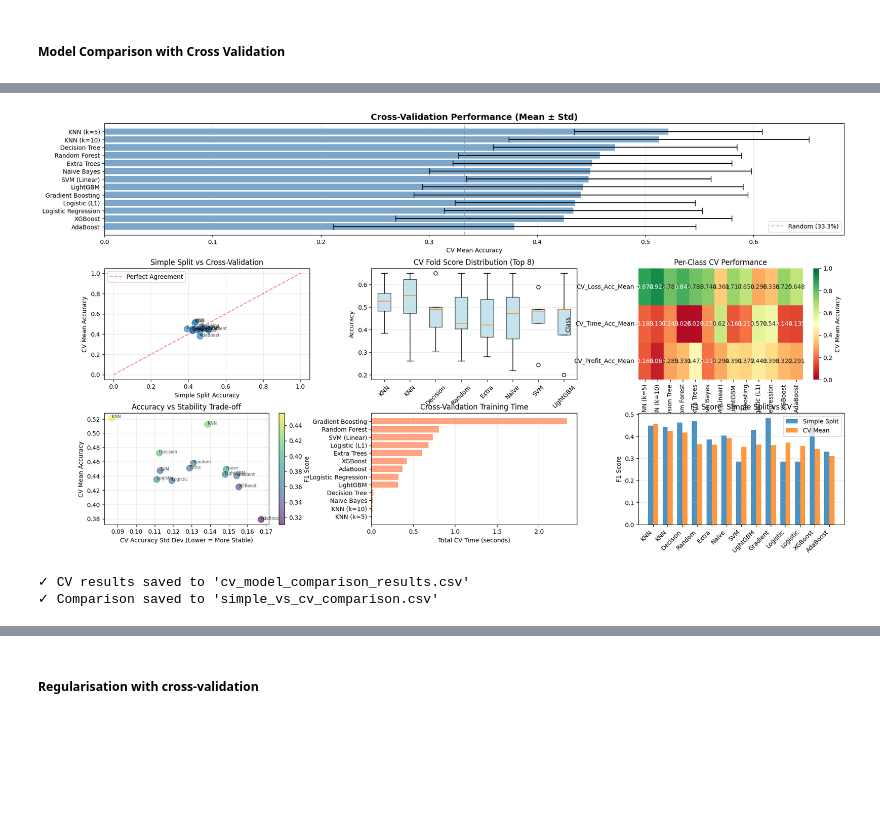
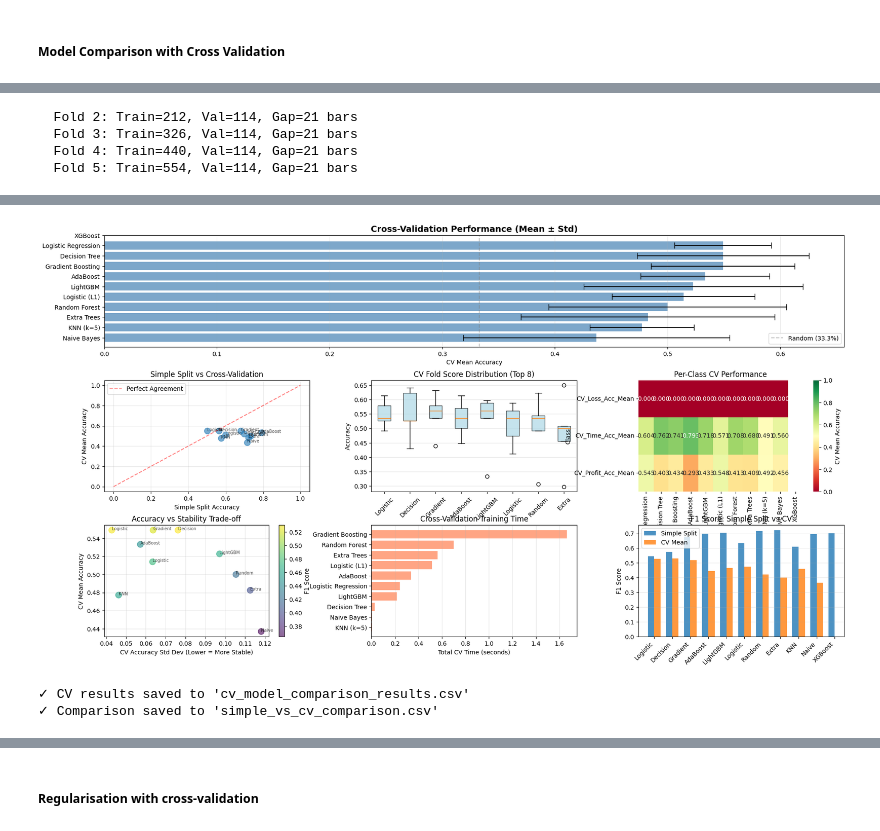
Before and after one commit to devinvegas/ML_intraday_momentum, a Jupyter notebook: notebooks/Pipeline.ipynb, the cells around one changed output, grey strips where cells are left out. Saved outputs shown, nothing was run; the diff lists cells and outputs as text; code cells hidden in the pictures; blank space fills up the shorter version.

```diff
--- a/notebooks/Pipeline.ipynb
+++ b/notebooks/Pipeline.ipynb
@@ -393,6 +393,7 @@ Dataset columns:
 # %%
 # df with labels to csv
-df.to_csv("triple_barrier_with_labels_lagged.csv", index=False)
+# df.to_csv("triple_barrier_with_labels_lagged.csv", index=False)
+df = pd.read_csv("triple_barrier_with_labels_lagged.csv")
 # %% [markdown]
 #### Sample dataset
 # %%
@@ -418,3 +420,5 @@ Final dataset length: 81703 rows
+# %%
+df_sample = df.copy()
 # %%
 # visulize label distribution
 df_sample['label'].value_counts().sort_index().plot(kind='bar')
@@ -577,15 +573,15 @@ models = {
 
     # Nearest Neighbors (test different k values but keep other defaults)
     'KNN (k=5)': KNeighborsClassifier(n_neighbors=5),
-    'KNN (k=10)': KNeighborsClassifier(n_neighbors=10),
+    # 'KNN (k=10)': KNeighborsClassifier(n_neighbors=10),
 
     # SVM
-    'SVM (Linear)': SVC(
-        kernel='linear',
-        probability=True,
-        random_state=42,
-        class_weight='balanced'
-    ),
+    # 'SVM (Linear)': SVC(
+    #     kernel='linear',
+    #     probability=True,
+    #     random_state=42,
+    #     class_weight='balanced'
+    # ),
 
     # Tree-based Models (defaults only)
     'Decision Tree': DecisionTreeClassifier(
@@ -804,6 +821,41 @@ results_df
 # %% [markdown]
 ##### Model Comparison with Cross Validation
 # %%
+# ============================================================================
+# EMBARGO FUNCTION FOR CROSS-VALIDATION
+# ============================================================================
+
+def purge_embargo_cv(train_idx, val_idx, embargo_bars=20):
+    """
+    Remove training samples that overlap with test period.
+
+    This prevents label leakage in cross-validation where training labels
+    might use future prices that overlap with the test set.
+
+    Parameters:
+    -----------
+    train_idx : array
+        Training indices from TimeSeriesSplit
+    val_idx : array
+        Validation indices from TimeSeriesSplit
+    embargo_bars : int
+        Number of bars to embargo (should match time_bars in triple barrier)
+
+    Returns:
+    --------
+    train_idx, val_idx : tuple
+        Purged indices with embargo applied
+    """
+    if len(val_idx) == 0:
+        return train_idx, val_idx
+
+    test_start = val_idx[0]
+    # Remove training samples within embargo period of test start
+    train_idx = train_idx[train_idx < test_start - embargo_bars]
+
+    return train_idx, val_idx
+
+
 # ============================================================================
 # CROSS-VALIDATION MODEL COMPARISON
 # ============================================================================
@@ -840,10 +892,19 @@ for model_name, model in models.items():
     fold_times = []
 
     try:
-        for fold, (train_idx, val_idx) in enumerate(tscv.split(X_train_scaled)):
+        for fold, (train_idx, val_idx) in enumerate(tscv.split(X_train)):
+            # Apply embargo to prevent leakage
+            train_idx, val_idx = purge_embargo_cv(train_idx, val_idx, embargo_bars=time_bars)
+
+            # Diagnostic: print fold sizes
+            train_end = train_idx[-1] if len(train_idx) > 0 else 0
+            val_start = val_idx[0] if len(val_idx) > 0 else 0
+            gap = val_start - train_end
+            print(f"  Fold {fold+1}: Train={len(train_idx)}, Val={len(val_idx)}, Gap={gap} bars")
+
             # Split fold data
-            X_fold_train = X_train_scaled.iloc[train_idx].copy()
-            X_fold_val = X_train_scaled.iloc[val_idx].copy()
+            X_fold_train = X_train.iloc[train_idx].copy()
+            X_fold_val = X_train.iloc[val_idx].copy()
 
             # Get labels (encoded or original depending on model)
             if model_name in ['XGBoost', 'LightGBM']:
@@ -1254,0 +1316,4 @@ CV Training: LightGBM
+  Fold 2: Train=212, Val=114, Gap=21 bars
+  Fold 3: Train=326, Val=114, Gap=21 bars
+  Fold 4: Train=440, Val=114, Gap=21 bars
+  Fold 5: Train=554, Val=114, Gap=21 bars
@@ -1255,6 +1355,6 @@ CV Training: LightGBM
-[figure, old version]
+[figure, new version]
-✓ CV results saved to 'cv_model_comparison_results.csv'
-✓ Comparison saved to 'simple_vs_cv_comparison.csv'
+✓ CV results saved to 'cv_model_comparison_results.csv'
+✓ Comparison saved to 'simple_vs_cv_comparison.csv'
 # %%
 # view results dataframe
 cv_results_df = pd.read_csv('cv_model_comparison_results.csv')
```
Also changed, not shown: parts of 20 cells of this notebook, 3 other files.
